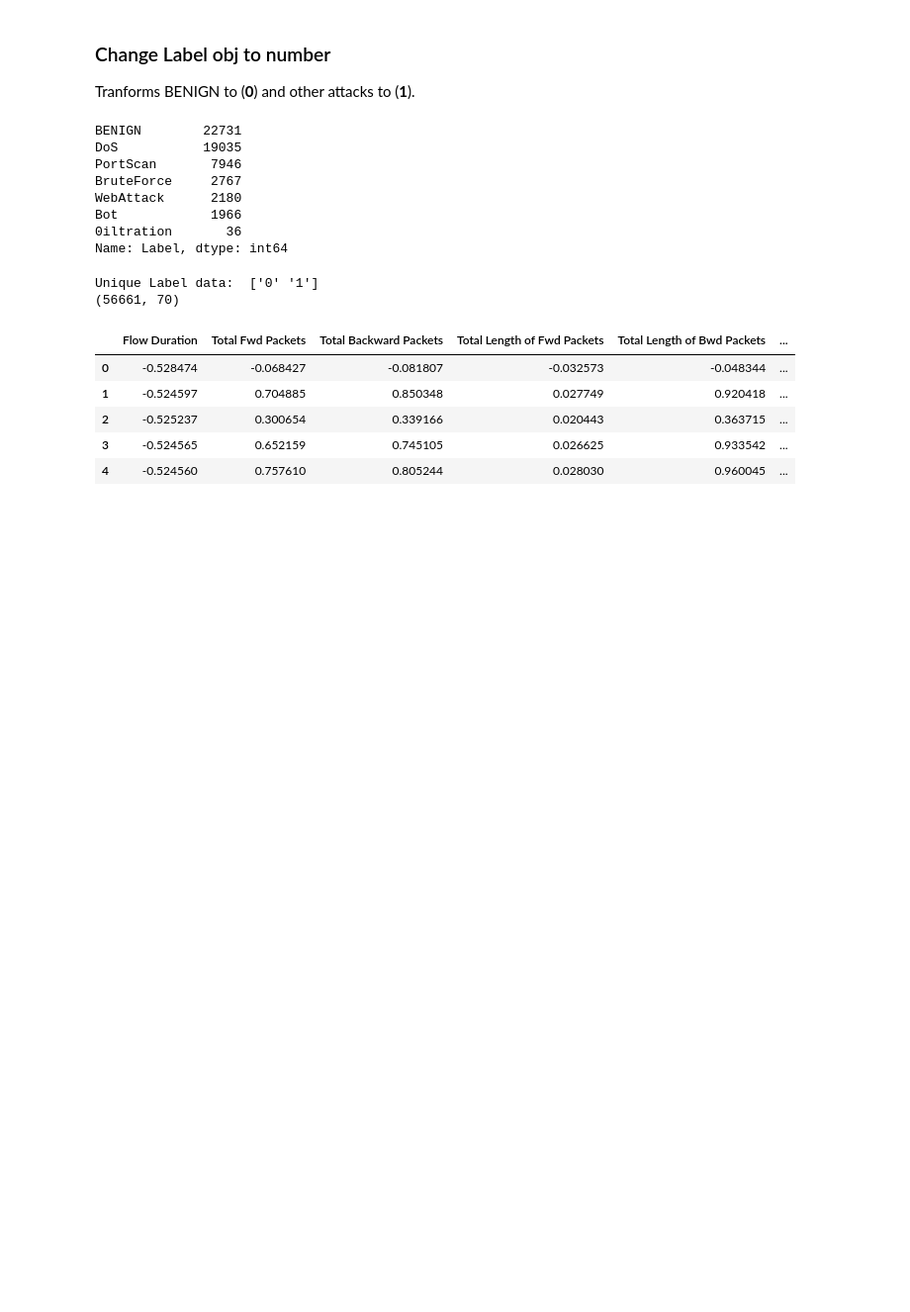
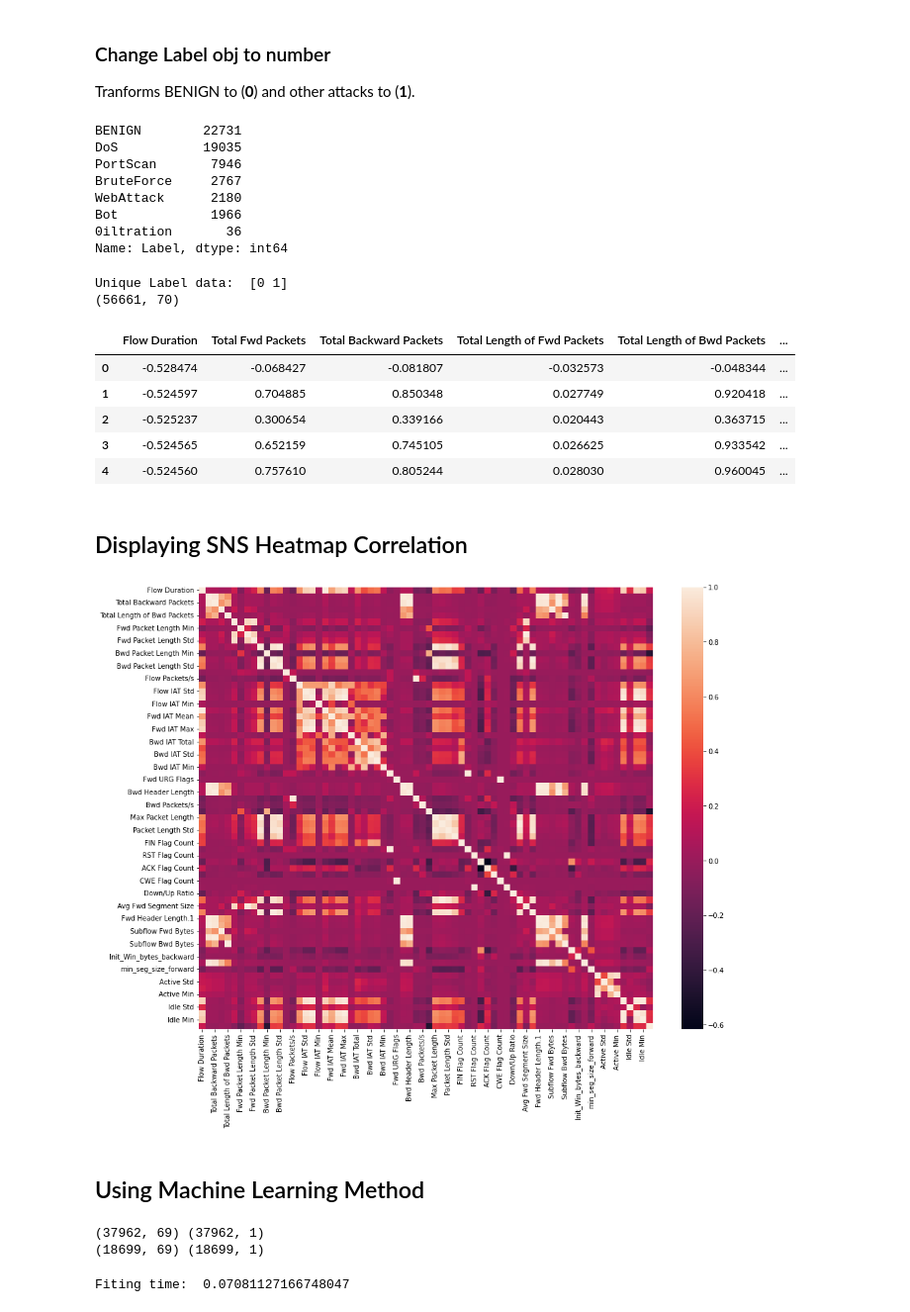
Before and after one commit to ClockWize171/network-traffic-analysis-tensorflow, a Jupyter notebook: cicids2017_analysis.ipynb, the cells around one changed output. Shown: that part at 99% size. Saved outputs shown, nothing was run; the diff lists cells and outputs as text; code cells hidden in the pictures; blank space fills up the shorter version.

Commit message:
done in analyzing cicids2017 dataset

```diff
--- a/cicids2017_analysis.ipynb
+++ b/cicids2017_analysis.ipynb
@@ -154,14 +153,14 @@ Bot            1966
 Name: Label, dtype: int64
 # %%
 # map the label data
-map_label = {'BENIGN' : '0','DoS' :'1','PortScan':'1','BruteForce':'1','WebAttack':'1','Bot':'1','0iltration':'1'}
+map_label = {'BENIGN' : 0,'DoS' : 1,'PortScan':1,'BruteForce':1,'WebAttack':1,'Bot':1,'0iltration':1}
 dataset['Label'] = dataset['Label'].apply(lambda v: map_label[v])
 # %%
 print('Unique Label data: ', dataset['Label'].unique())
 print(dataset.shape)
 dataset.head(5)
 # %% [output]
-Unique Label data:  ['0' '1']
+Unique Label data:  [0 1]
 (56661, 70)
 |  | Flow Duration | Total Fwd Packets | Total Backward Packets | Total Length of Fwd Packets | Total Length of Bwd Packets | ... |
 | 0 | -0.528474 | -0.068427 | -0.081807 | -0.032573 | -0.048344 | ... |
@@ -169,3 +168,15 @@ Unique Label data:  ['0' '1']
 | 2 | -0.525237 | 0.300654 | 0.339166 | 0.020443 | 0.363715 | ... |
 | 3 | -0.524565 | 0.652159 | 0.745105 | 0.026625 | 0.933542 | ... |
 | 4 | -0.524560 | 0.757610 | 0.805244 | 0.028030 | 0.960045 | ... |
+# %% [markdown]
+## Displaying SNS Heatmap Correlation
+# %%
+# correlation
+corr = dataset.corr()
+plt.figure(figsize=(15,12))
+sns.heatmap(corr)
+plt.show()
+# %% [output]
+[figure, added]
+# %% [markdown]
+## Using Machine Learning Method
@@ -171,0 +185,9 @@ Unique Label data:  ['0' '1']
+# %%
+Y = dataset[['Label']]
+X = dataset.drop(['Label'], axis =1)
+X_train, X_test, Y_train, Y_test = train_test_split(X, Y, test_size=0.33, random_state =42)
+print(X_train.shape, Y_train.shape)
+print(X_test.shape, Y_test.shape)
+# %% [output]
+(37962, 69) (37962, 1)
+(18699, 69) (18699, 1)
@@ -171,0 +199,7 @@ Unique Label data:  ['0' '1']
+# %%
+start_time = time.time()
+GNbayes.fit(X_train, Y_train.values.ravel())
+end_time = time.time()
+print("Fiting time: ",end_time-start_time)
+# %% [output]
+Fiting time:  0.07081127166748047
```
Also changed, not shown: parts of 11 cells of this notebook, 1 other file.
